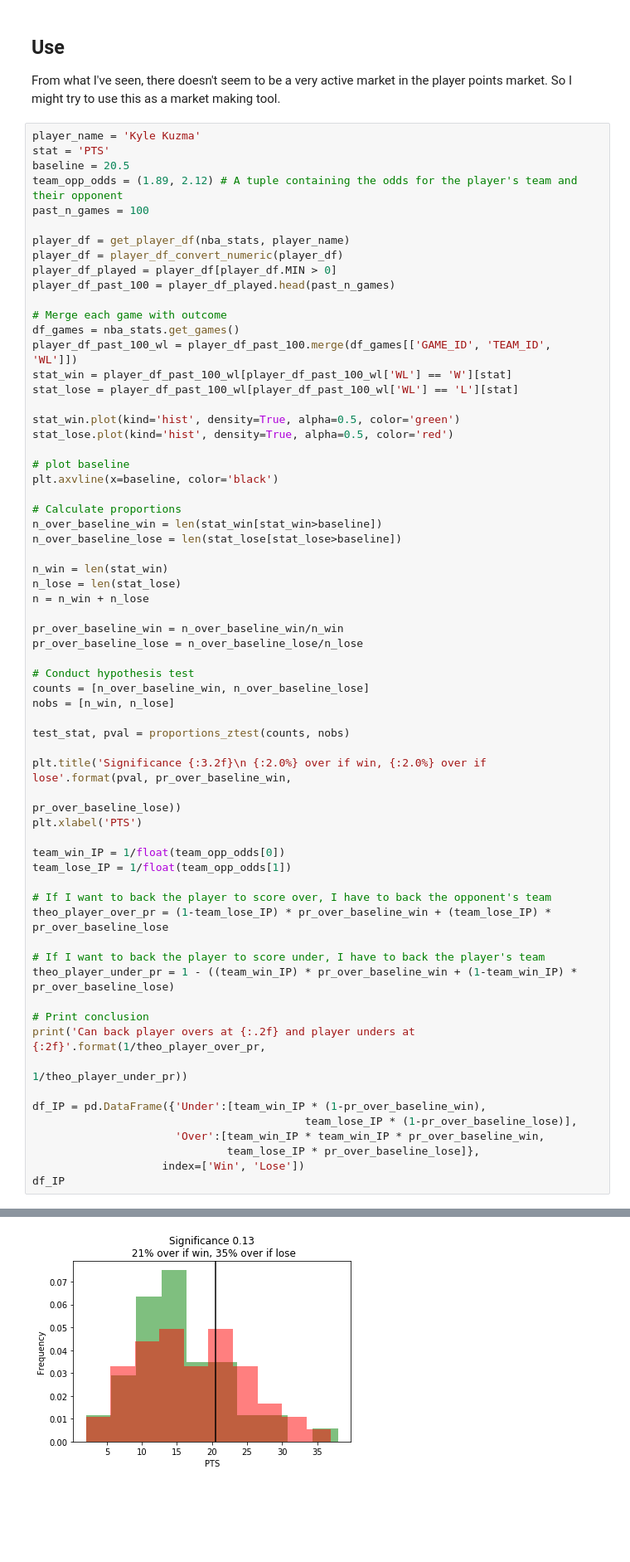
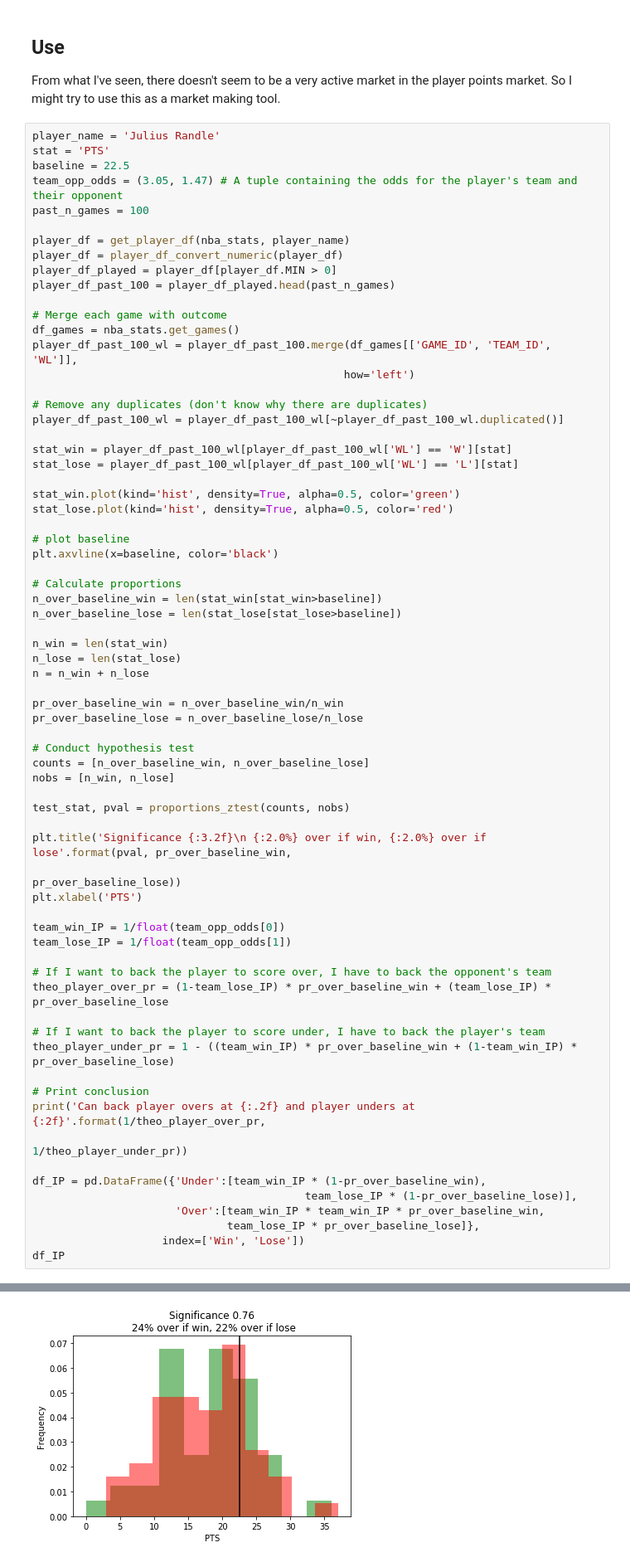
Before and after one commit to johnny-wong/nba_stats, a Jupyter notebook: Notebooks/Analysis - Wins and player points relationship.ipynb, the cells around one changed output, grey strips where cells are left out. Shown: that part at 83% size. Drawn from its saved outputs; the diff is of its cells as text; blank space fills up the shorter version.

Commit message:
Remove duplicate games. Sometimes when the player df is merged with game df, there is a duplicate game. No idea why

```diff
--- a/Notebooks/Analysis - Wins and player points relationship.ipynb
+++ b/Notebooks/Analysis - Wins and player points relationship.ipynb
@@ -56,10 +56,10 @@ Suppose we back the player and lay the team. What we are essentially betting on
 ## Use
 From what I've seen, there doesn't seem to be a very active market in the player points market. So I might try to use this as a market making tool.
 # %%
-player_name = 'Kyle Kuzma'
+player_name = 'Julius Randle'
 stat = 'PTS'
-baseline = 20.5
-team_opp_odds = (1.89, 2.12) # A tuple containing the odds for the player's team and their opponent
+baseline = 22.5
+team_opp_odds = (3.05, 1.47) # A tuple containing the odds for the player's team and their opponent
 past_n_games = 100
 
 player_df = get_player_df(nba_stats, player_name)
@@ -69,7 +69,12 @@ player_df_past_100 = player_df_played.head(past_n_games)
 
 # Merge each game with outcome
 df_games = nba_stats.get_games()
-player_df_past_100_wl = player_df_past_100.merge(df_games[['GAME_ID', 'TEAM_ID', 'WL']])
+player_df_past_100_wl = player_df_past_100.merge(df_games[['GAME_ID', 'TEAM_ID', 'WL']],
+                                                how='left')
+
+# Remove any duplicates (don't know why there are duplicates)
+player_df_past_100_wl = player_df_past_100_wl[~player_df_past_100_wl.duplicated()]
+
 stat_win = player_df_past_100_wl[player_df_past_100_wl['WL'] == 'W'][stat]
 stat_lose = player_df_past_100_wl[player_df_past_100_wl['WL'] == 'L'][stat]
 
@@ -127,4 +132,4 @@ Can back player overs at 3.66 and player unders at 1.375957
-[figure, old version]
+[figure, new version]
 # %%
 player_df_past_100['PTS'].plot(kind='hist')
 plt.axvline(x=baseline, color='black')
```
Also changed, not shown: parts of 4 cells of this notebook.
